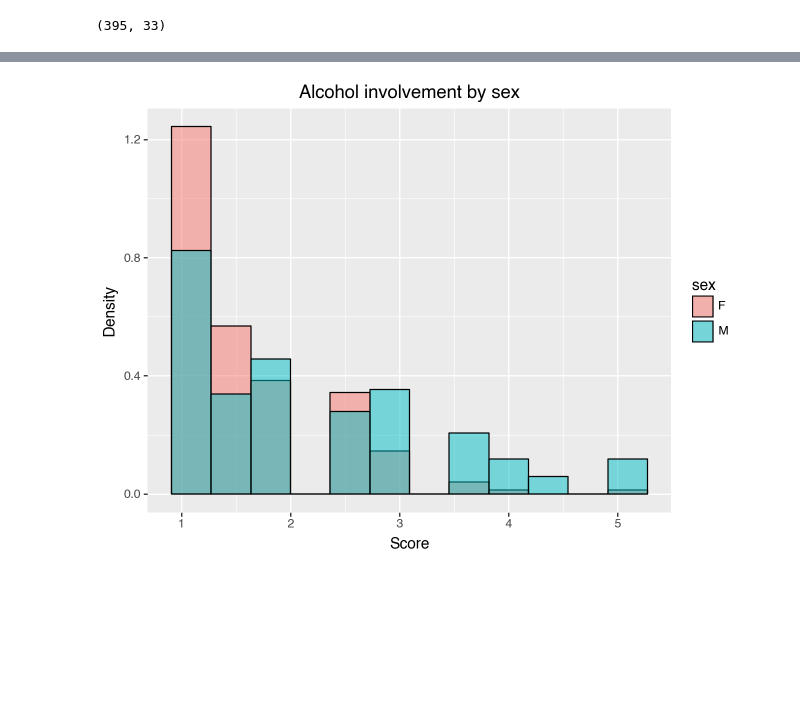
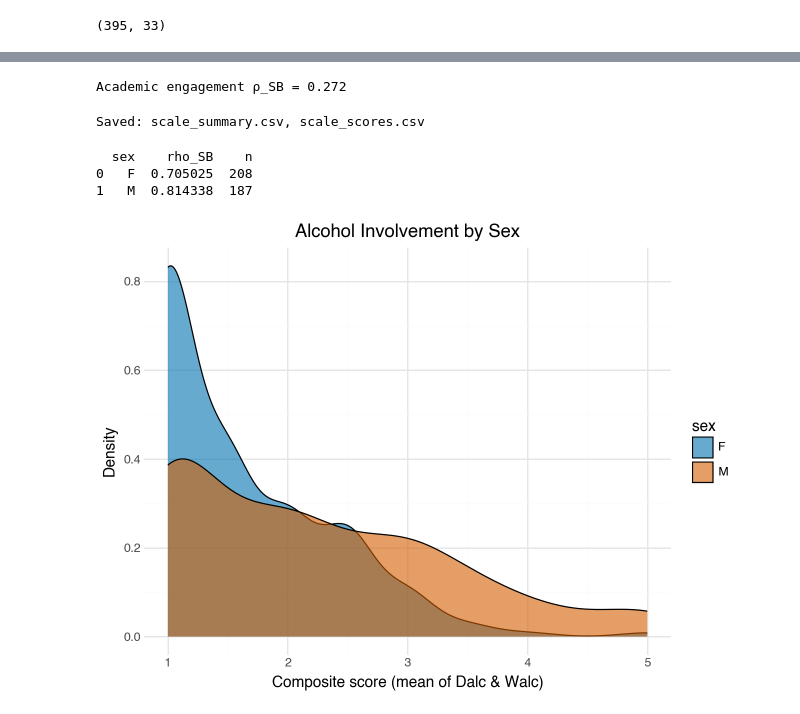
Before and after one commit to amanda-nathan/student-alcohol-consumption-analysis-, a Jupyter notebook: student-alcohol-consumption.ipynb, the cells around one changed output, grey strips where cells are left out. Drawn from its saved outputs; the diff is of its cells as text; code cells hidden in the pictures; blank space fills up the shorter version.

```diff
--- a/student-alcohol-consumption.ipynb
+++ b/student-alcohol-consumption.ipynb
@@ -58,10 +57,11 @@ Alcohol involvement: r=0.640, SB=0.780
 # %%
-def spearman_alpha(df_items):
-    R = df_items.rank().corr(method="spearman")
-    k = R.shape[0]
-    return (k/(k-1))*(1 - np.trace(R.values)/R.values.sum())
+risk3 = student[["Dalc","Walc","goout"]].copy()
+alpha_ord = spearman_alpha(risk3)
+drop_ord = alpha_if_dropped_spearman(risk3).round(3)
+student["socializing_risk"] = risk3.mean(axis=1)
 
-risk3 = student[["Dalc","Walc","goout"]]
-alpha_ord = spearman_alpha(risk3)
-print(f"Socializing risk ordinal alpha = {alpha_ord:.3f}")
+print(f"Ordinal alpha = {alpha_ord:.3f}")
+print("Alpha if dropped:")
+print(drop_ord)
+print(f"M={student['socializing_risk'].mean():.2f}, SD={student['socializing_risk'].std():.2f}")
 # %% [output]
@@ -83,9 +82,57 @@ print(group_sb(student, 'sex'))
+# %%
+student["low_failures"] = 4 - student["failures"]
+acad2 = student[["studytime","low_failures"]]
+r_a = acad2["studytime"].corr(acad2["low_failures"], method="spearman")
+rho_a = spearman_brown(r_a)
+print(f"Academic engagement ρ_SB = {rho_a:.3f}")
+# %% [output]
+Academic engagement ρ_SB = 0.272
+# %%
+out = {
+    "alcohol_r_s": r_s,
+    "alcohol_sb": rho_sb,
+    "alcohol_ci_lo": ci_lo,
+    "alcohol_ci_hi": ci_hi,
+    "socializing_alpha_ord": alpha_ord,
+    "family_sb": rho_f,
+    "academic_sb": rho_a
+}
+pd.DataFrame([out]).to_csv("scale_summary.csv", index=False)
+student[["alcohol_involvement","socializing_risk"]].to_csv("scale_scores.csv", index=False)
+print("Saved: scale_summary.csv, scale_scores.csv")
+# %% [output]
+Saved: scale_summary.csv, scale_scores.csv
+# %%
+def group_sb(df, group_col):
+    rows = []
+    for g, d in df.groupby(group_col):
+        r = d['Dalc'].corr(d['Walc'], method='spearman')
+        sb = (2*r)/(1+r) if pd.notna(r) else np.nan
+        rows.append({group_col: g, 'rho_SB': sb, 'n': len(d)})
+    return pd.DataFrame(rows)
+
+group_results = group_sb(student, 'sex')
+print(group_results)
+# %% [output]
+  sex    rho_SB    n
+0   F  0.705025  208
+1   M  0.814338  187
 # %%
 from plotnine import *
 
-(ggplot(student, aes(x="alcohol_involvement", fill="sex"))
- + geom_histogram(aes(y="..density.."), bins=12, alpha=0.5, color="black", position="identity")
- + labs(title="Alcohol involvement by sex", x="Score", y="Density")
- + theme(legend_position="right"))
+color_blind_palette = ["#0072B2", "#D55E00"]
+
+(
+    ggplot(student, aes(x="alcohol_involvement", fill="sex"))
+    + geom_density(alpha=0.6, color="black")
+    + scale_fill_manual(values=color_blind_palette)
+    + labs(
+        title="Alcohol Involvement by Sex",
+        x="Composite score (mean of Dalc & Walc)",
+        y="Density"
+    )
+    + theme_minimal()
+    + theme(legend_position="right")
+)
 # %% [output]
-[figure, old version]
+[figure, new version]
```
Also changed, not shown: parts of 9 cells of this notebook.
